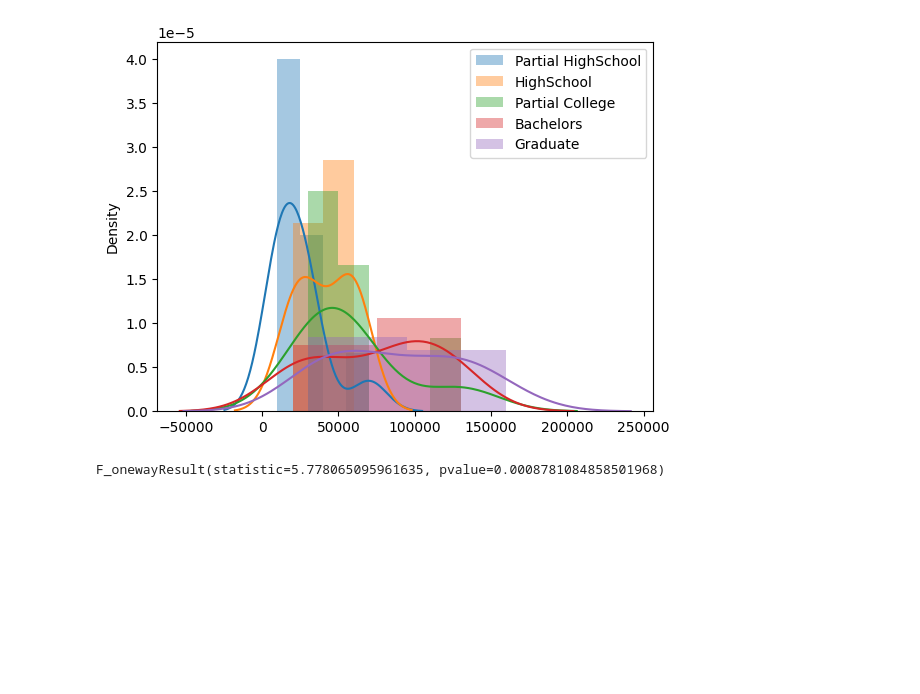
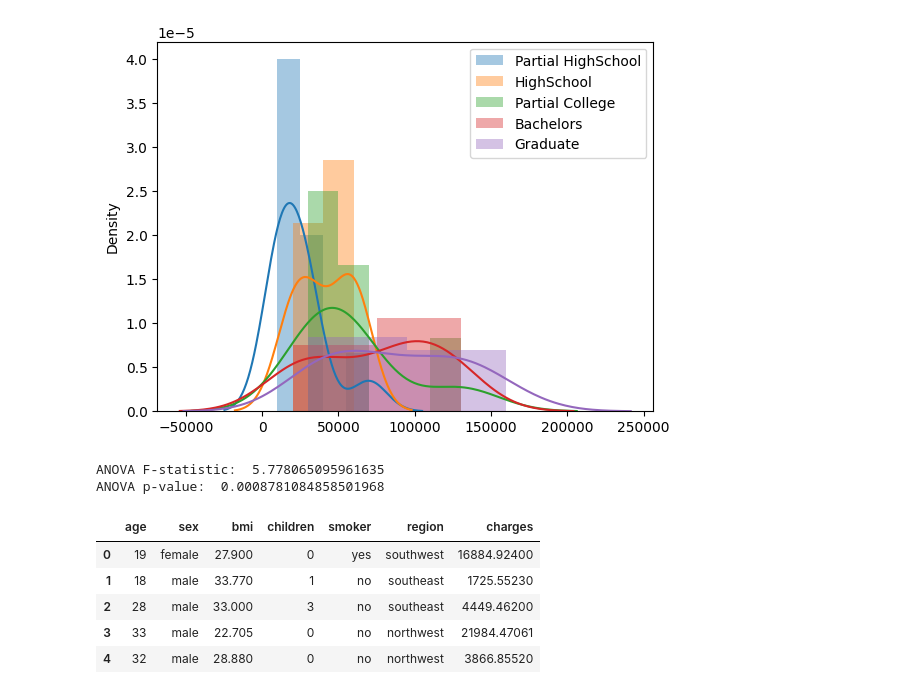
Before and after one commit to ron-ligsay/EDA, a Jupyter notebook: src/Learn EDA/Ttest oneway ANOVA categorical features.ipynb, the cells around one changed output. Drawn from its saved outputs; the diff is of its cells as text; code cells hidden in the pictures; blank space fills up the shorter version.

```diff
--- a/src/Learn EDA/Ttest oneway ANOVA categorical features.ipynb
+++ b/src/Learn EDA/Ttest oneway ANOVA categorical features.ipynb
@@ -84,6 +84,20 @@ https://gist.github.com/mwaskom/de44147ed2974457ad6372750bbe5751
   sns.distplot(edu_Graduate, label = 'Graduate')
 [figure]
 # %%
-stats.f_oneway(edu_PartialHighSchool, edu_HighSchool, edu_PartialCollege, edu_Bachelors, edu_Graduate)
+f, p = stats.f_oneway(edu_PartialHighSchool, edu_HighSchool, edu_PartialCollege, edu_Bachelors, edu_Graduate)
+print('ANOVA F-statistic: ', f)
+print('ANOVA p-value: ', p)
 # %% [output]
-F_onewayResult(statistic=5.778065095961635, pvalue=0.0008781084858501968)
+ANOVA F-statistic:  5.778065095961635
+ANOVA p-value:  0.0008781084858501968
+# %%
+import pandas as pd
+df = pd.read_csv('../../datasets/insurance.csv')
+df.head()
+# %% [output]
+|  | age | sex | bmi | children | smoker | region | charges |
+| 0 | 19 | female | 27.900 | 0 | yes | southwest | 16884.92400 |
+| 1 | 18 | male | 33.770 | 1 | no | southeast | 1725.55230 |
+| 2 | 28 | male | 33.000 | 3 | no | southeast | 4449.46200 |
+| 3 | 33 | male | 22.705 | 0 | no | northwest | 21984.47061 |
+| 4 | 32 | male | 28.880 | 0 | no | northwest | 3866.85520 |
```
Also changed, not shown: parts of 1 cell of this notebook.
